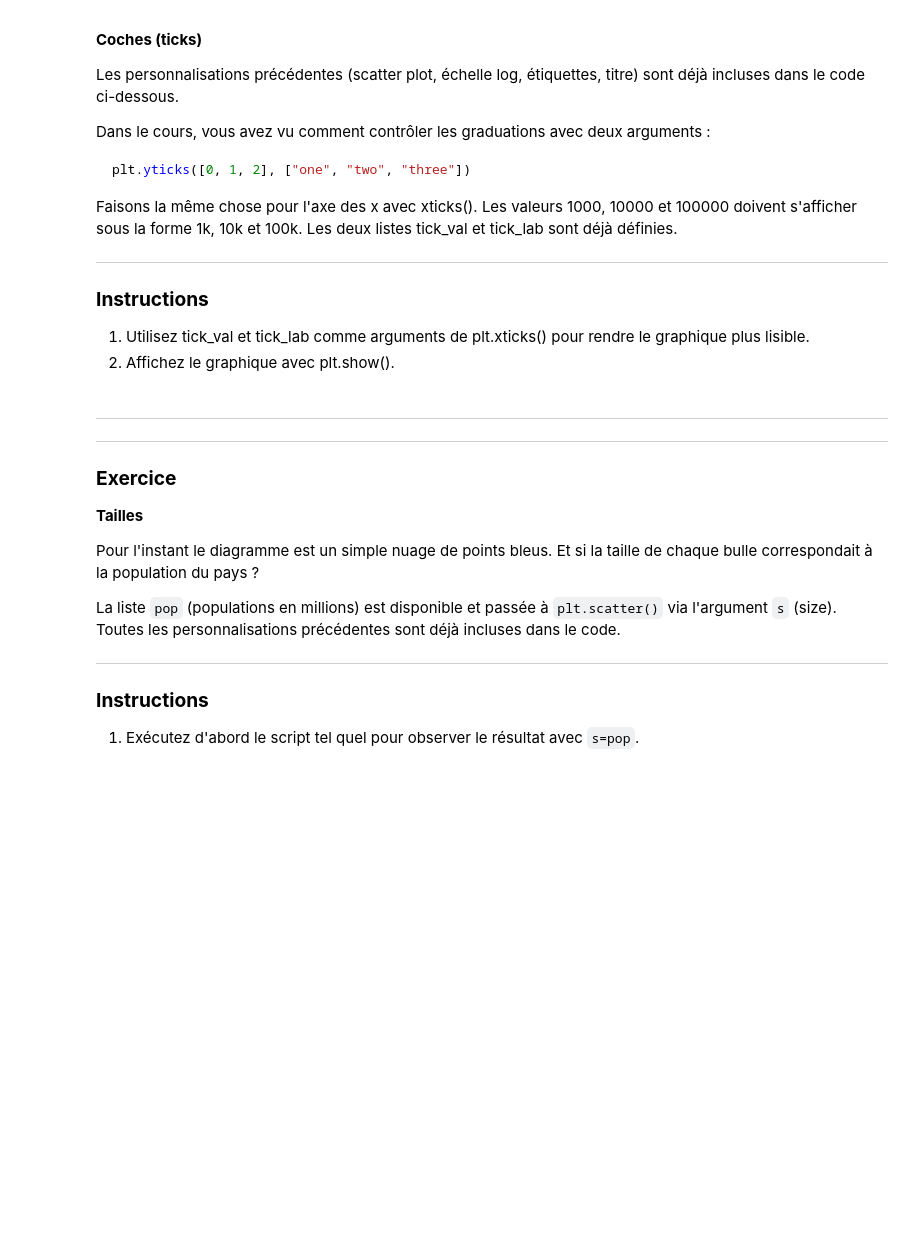
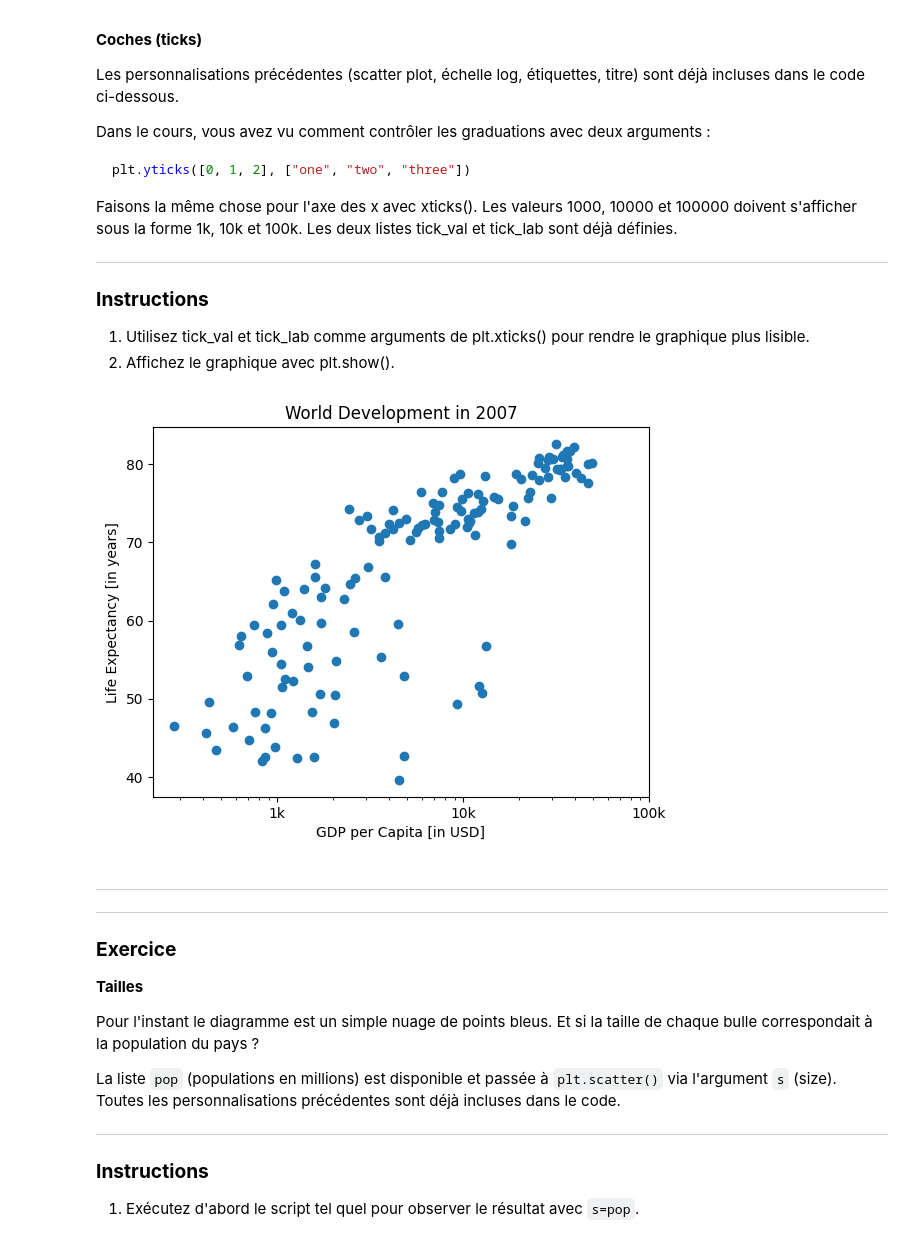
Before and after one commit to Arthur-Thiollier-Haute-Pottier/upjv-python-datascience, a Jupyter notebook: td05_enonce.ipynb, the cells around one changed output. Saved outputs shown, nothing was run; the diff lists cells and outputs as text; code cells hidden in the pictures; blank space fills up the shorter version.

```diff
--- a/td05_enonce.ipynb
+++ b/td05_enonce.ipynb
@@ -630,22 +632,24 @@ le graphique plus lisible.
 # %%
 # Scatter plot
 plt.scatter(gdp_cap, life_exp)
 
 # Previous customizations
 plt.xscale('log')
 plt.xlabel('GDP per Capita [in USD]')
 plt.ylabel('Life Expectancy [in years]')
 plt.title('World Development in 2007')
 
 # Definition of tick_val and tick_lab
 tick_val = [1000, 10000, 100000]
 tick_lab = ['1k', '10k', '100k']
 
 # Adapt the ticks on the x-axis
-____
+plt.xticks(tick_val, tick_lab)
 
 # After customizing, display the plot
-____
+plt.show()
+# %% [output]
+[figure, added]
 # %% [markdown]
 ---
 ---
```
Also changed, not shown: parts of 4 cells of this notebook.
